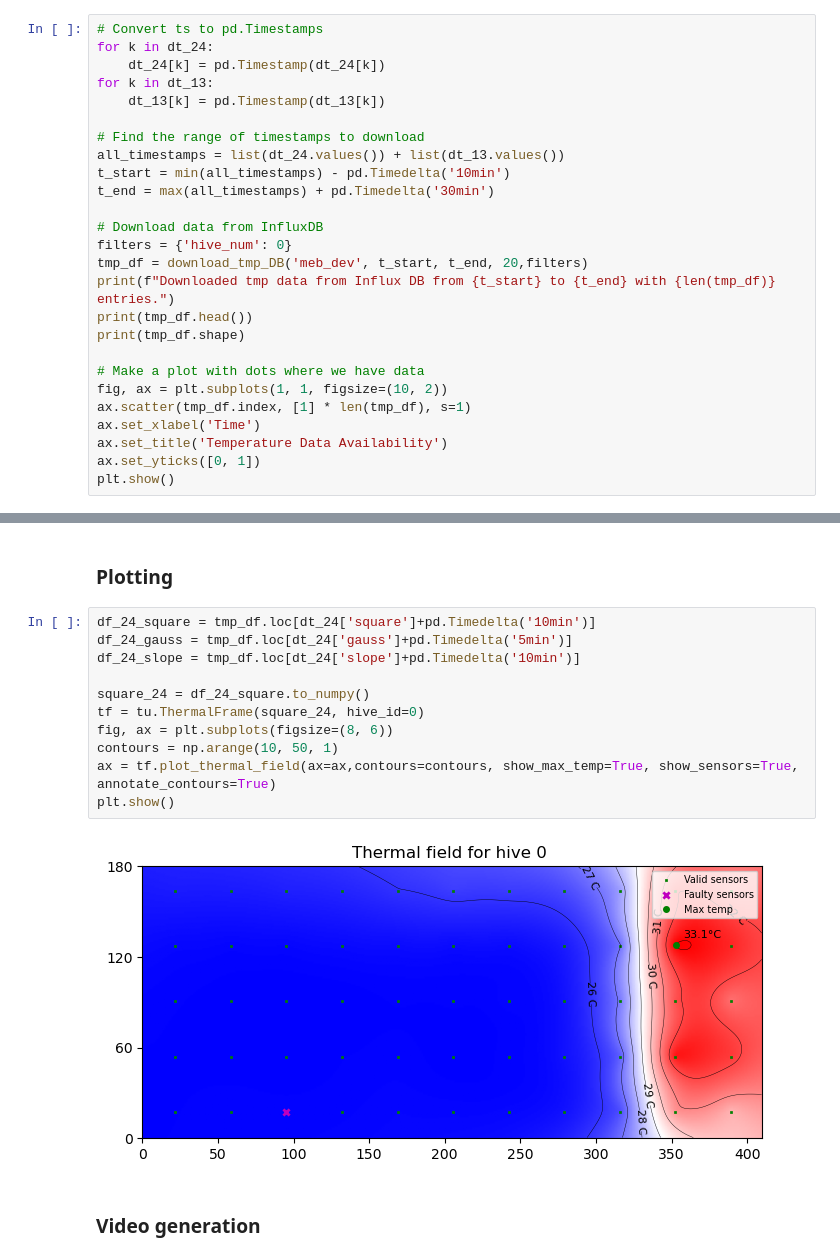
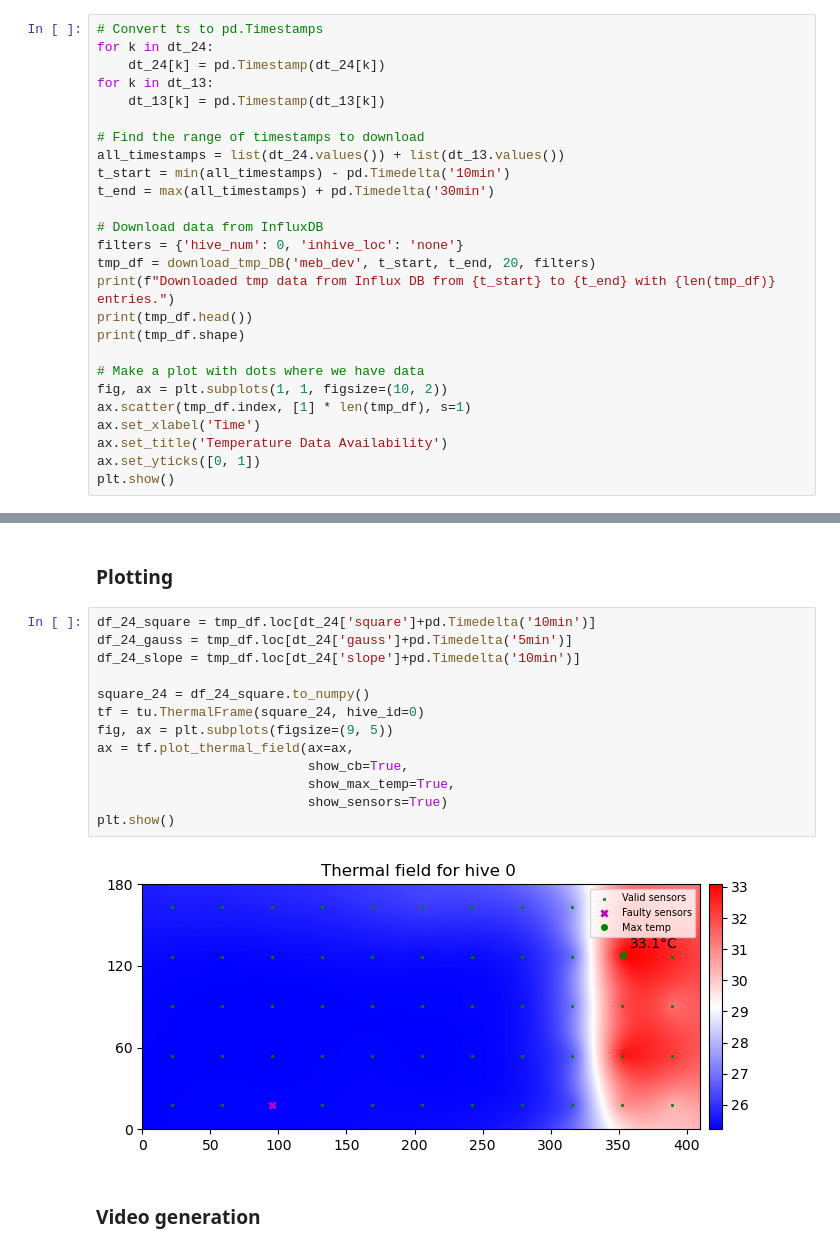
Before and after one commit to epfl-mobots/ABCThermalPlots, a Jupyter notebook: sandbox.ipynb, the cells around one changed output, grey strips where cells are left out. Saved outputs shown, nothing was run; the diff lists cells and outputs as text.

Commit message:
improved visuals of videos

```diff
--- a/sandbox.ipynb
+++ b/sandbox.ipynb
@@ -41,8 +42,8 @@ t_start = min(all_timestamps) - pd.Timedelta('10min')
 t_end = max(all_timestamps) + pd.Timedelta('30min')
 
 # Download data from InfluxDB
-filters = {'hive_num': 0}
-tmp_df = download_tmp_DB('meb_dev', t_start, t_end, 20,filters)
+filters = {'hive_num': 0, 'inhive_loc': 'none'}
+tmp_df = download_tmp_DB('meb_dev', t_start, t_end, 20, filters)
 print(f"Downloaded tmp data from Influx DB from {t_start} to {t_end} with {len(tmp_df)} entries.")
 print(tmp_df.head())
 print(tmp_df.shape)
@@ -70,16 +71,18 @@ datetime
 # %%
 df_24_square = tmp_df.loc[dt_24['square']+pd.Timedelta('10min')]
 df_24_gauss = tmp_df.loc[dt_24['gauss']+pd.Timedelta('5min')]
 df_24_slope = tmp_df.loc[dt_24['slope']+pd.Timedelta('10min')]
 
 square_24 = df_24_square.to_numpy()
 tf = tu.ThermalFrame(square_24, hive_id=0)
-fig, ax = plt.subplots(figsize=(8, 6))
-contours = np.arange(10, 50, 1)
-ax = tf.plot_thermal_field(ax=ax,contours=contours, show_max_temp=True, show_sensors=True, annotate_contours=True)
+fig, ax = plt.subplots(figsize=(9, 5))
+ax = tf.plot_thermal_field(ax=ax,
+                           show_cb=True,
+                           show_max_temp=True,
+                           show_sensors=True)
 plt.show()
 # %% [output]
-[figure, old version]
+[figure, new version]
 # %% [markdown]
 ### Video generation
 # %%
```
Also changed, not shown: parts of 2 cells of this notebook, 2 other files.
